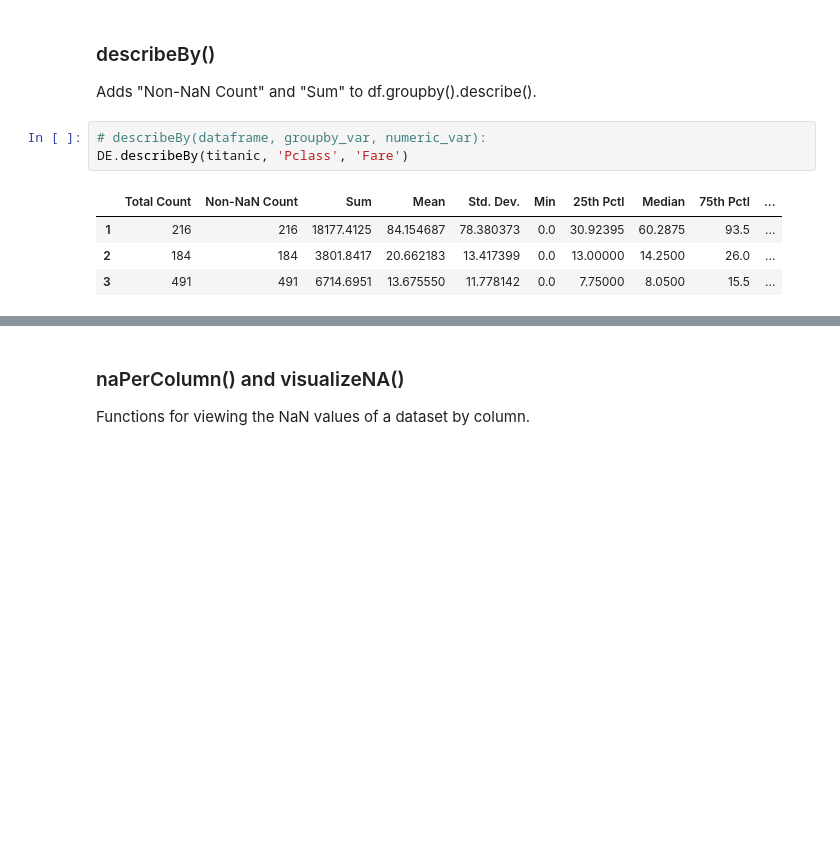
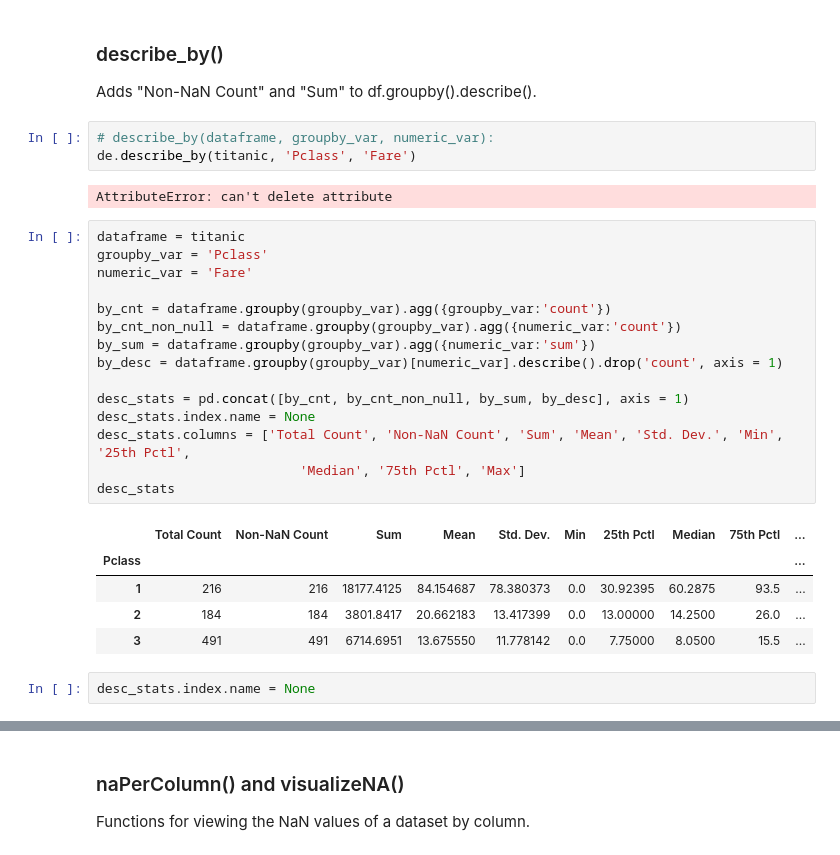
Before and after one commit to AdmiralWen/ds_tools, a Jupyter notebook: Examples/Examples.ipynb, the cells around one changed output, grey strips where cells are left out. Saved outputs shown, nothing was run; the diff lists cells and outputs as text; blank space fills up the shorter version.

```diff
--- a/Examples/Examples.ipynb
+++ b/Examples/Examples.ipynb
@@ -112,13 +117,33 @@ DE.summaryTab(titanic, 'Pclass', 'Fare')
 | 3 | 6,714.695100000002 | 23.40% | 24,892.107599999985 | 86.75% |
 | 2 | 3,801.8416999999995 | 13.25% | 28,693.949299999986 | 100.00% |
 # %% [markdown]
-### describeBy()
+### describe_by()
 Adds "Non-NaN Count" and "Sum" to df.groupby().describe().
 # %%
-# describeBy(dataframe, groupby_var, numeric_var):
-DE.describeBy(titanic, 'Pclass', 'Fare')
+# describe_by(dataframe, groupby_var, numeric_var):
+de.describe_by(titanic, 'Pclass', 'Fare')
 # %% [output]
-|  | Total Count | Non-NaN Count | Sum | Mean | Std. Dev. | Min | 25th Pctl | Median | 75th Pctl | ... |
-| 1 | 216 | 216 | 18177.4125 | 84.154687 | 78.380373 | 0.0 | 30.92395 | 60.2875 | 93.5 | ... |
-| 2 | 184 | 184 | 3801.8417 | 20.662183 | 13.417399 | 0.0 | 13.00000 | 14.2500 | 26.0 | ... |
-| 3 | 491 | 491 | 6714.6951 | 13.675550 | 11.778142 | 0.0 | 7.75000 | 8.0500 | 15.5 | ... |
+AttributeError: can't delete attribute
+# %%
+dataframe = titanic
+groupby_var = 'Pclass'
+numeric_var = 'Fare'
+
+by_cnt = dataframe.groupby(groupby_var).agg({groupby_var:'count'})
+by_cnt_non_null = dataframe.groupby(groupby_var).agg({numeric_var:'count'})
+by_sum = dataframe.groupby(groupby_var).agg({numeric_var:'sum'})
+by_desc = dataframe.groupby(groupby_var)[numeric_var].describe().drop('count', axis = 1)
+
+desc_stats = pd.concat([by_cnt, by_cnt_non_null, by_sum, by_desc], axis = 1)
+desc_stats.index.name = None
+desc_stats.columns = ['Total Count', 'Non-NaN Count', 'Sum', 'Mean', 'Std. Dev.', 'Min', '25th Pctl',
+                          'Median', '75th Pctl', 'Max']
+desc_stats
+# %% [output]
+|  | Total Count | Non-NaN Count | Sum | Mean | Std. Dev. | Min | 25th Pctl | Median | 75th Pctl | ... |
+| Pclass |  |  |  |  |  |  |  |  |  | ... |
+| 1 | 216 | 216 | 18177.4125 | 84.154687 | 78.380373 | 0.0 | 30.92395 | 60.2875 | 93.5 | ... |
+| 2 | 184 | 184 | 3801.8417 | 20.662183 | 13.417399 | 0.0 | 13.00000 | 14.2500 | 26.0 | ... |
+| 3 | 491 | 491 | 6714.6951 | 13.675550 | 11.778142 | 0.0 | 7.75000 | 8.0500 | 15.5 | ... |
+# %%
+desc_stats.index.name = None
```
Also changed, not shown: parts of 19 cells of this notebook, 1 other file.
